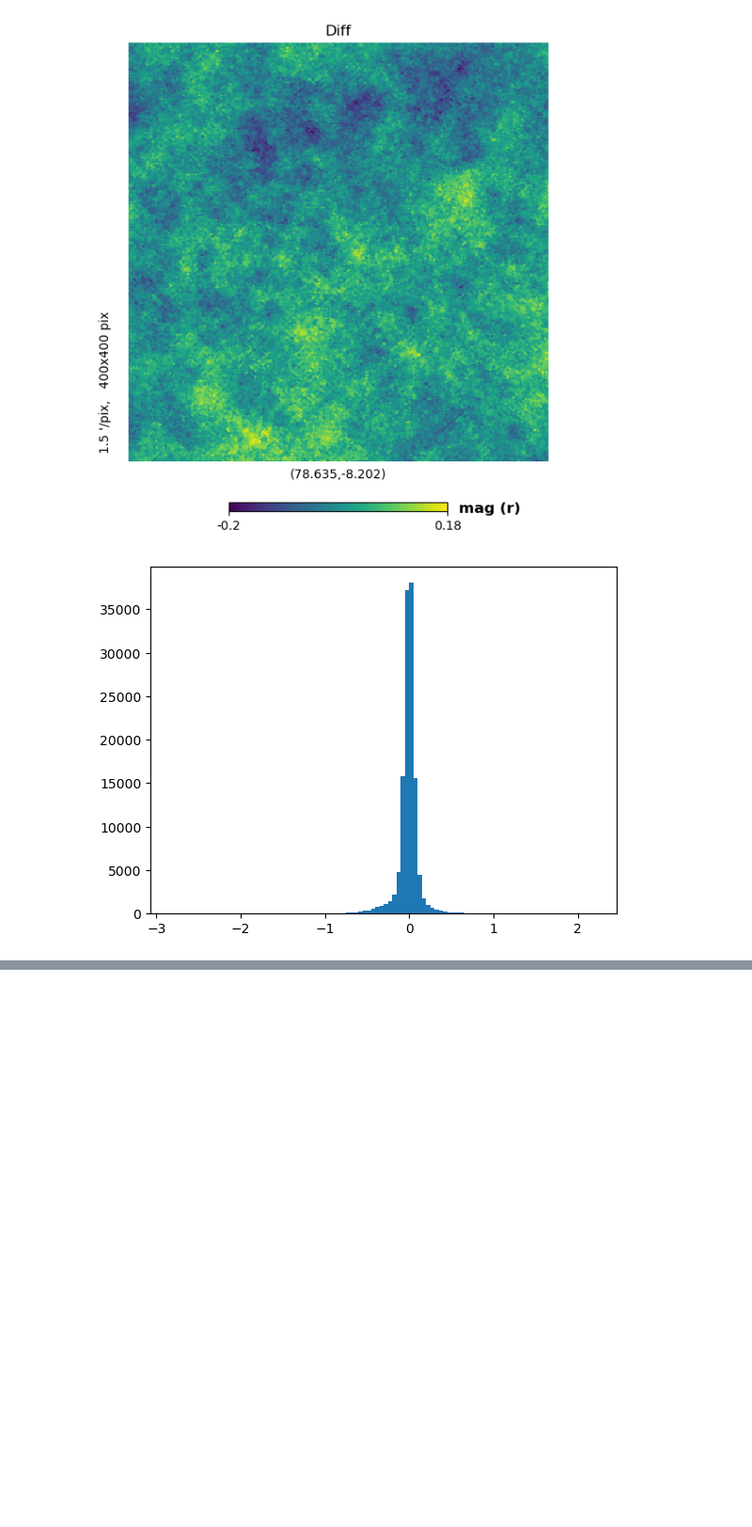
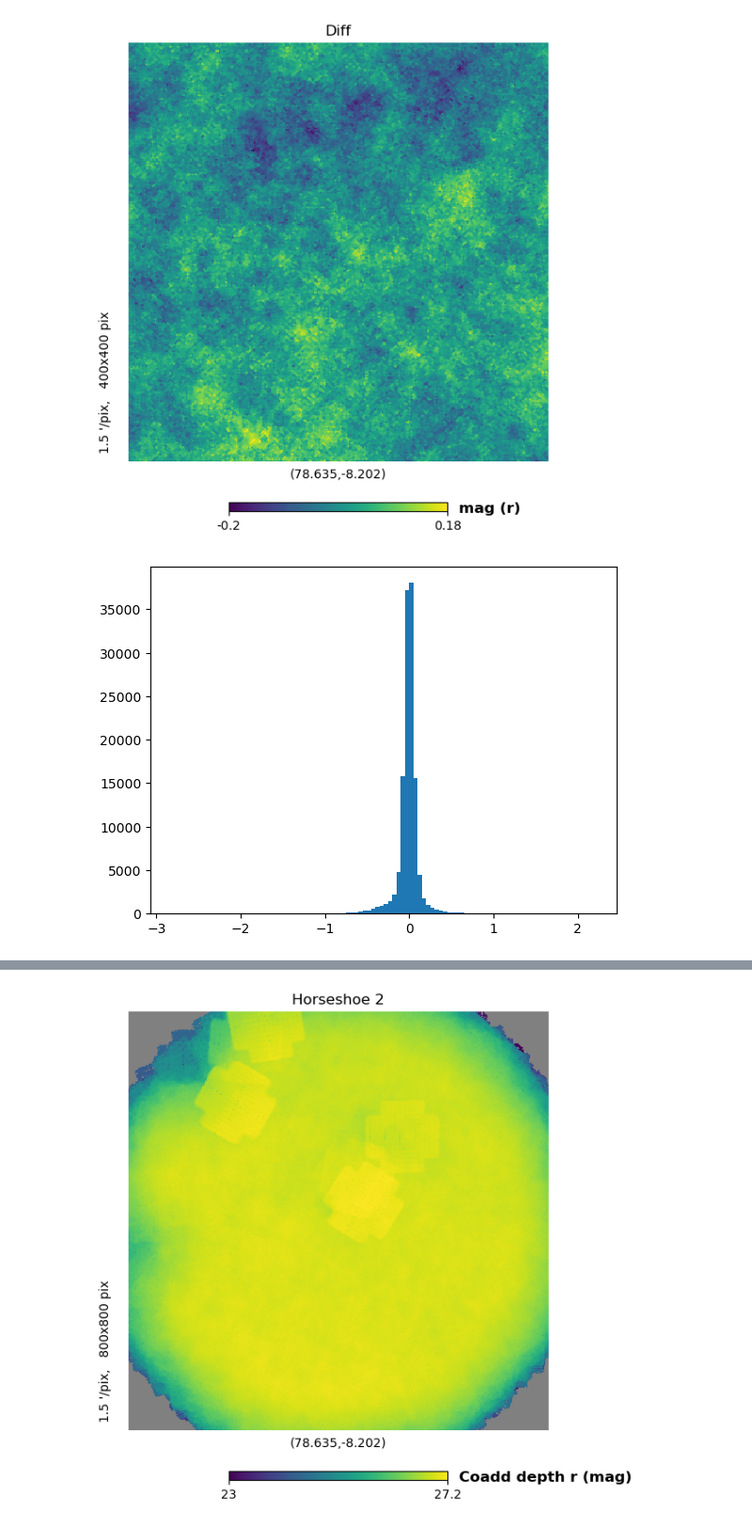
Before and after one commit to lsst-sims/sims_featureScheduler_runs5.3, a Jupyter notebook: technical/horseshoe/comp_near_bright.ipynb, the cells around one changed output, grey strips where cells are left out. Shown at 94% size. Drawn from its saved outputs; the diff is of its cells as text; code cells hidden in the pictures; blank space fills up the shorter version.

```diff
--- a/technical/horseshoe/comp_near_bright.ipynb
+++ b/technical/horseshoe/comp_near_bright.ipynb
@@ -79,0 +90,4 @@ _temp = plt.hist(h_hp_a[0] -b_hp_arrays[0], bins=100)
+# %%
+hp.gnomview(h2_hp_a[0], rot=(ra,dec), title="Horseshoe 2", xsize=800, unit="Coadd depth r (mag)")
+# %% [output]
+[figure, added]
```
Also changed, not shown: parts of 11 cells of this notebook.
